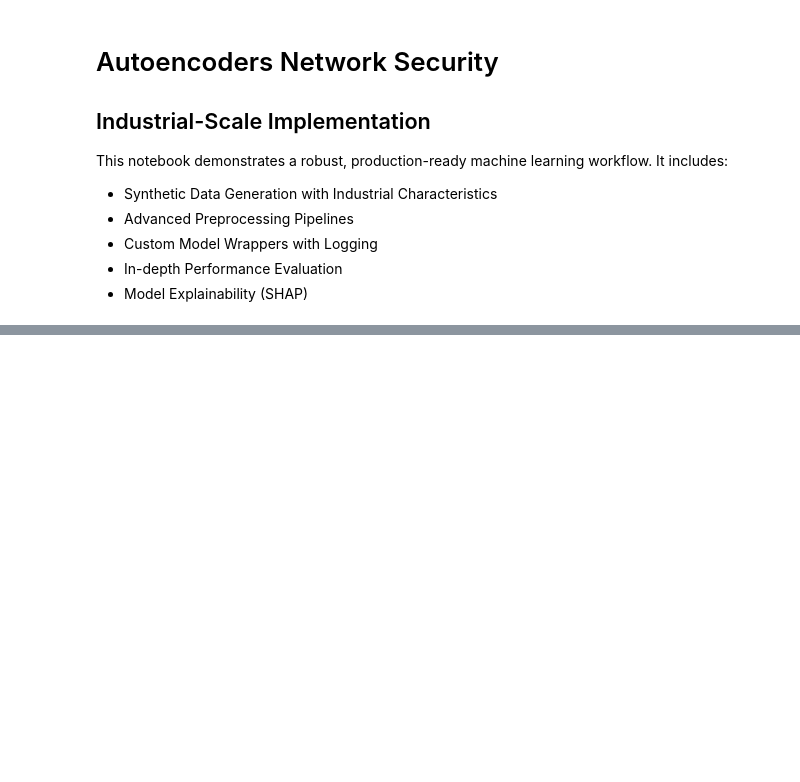
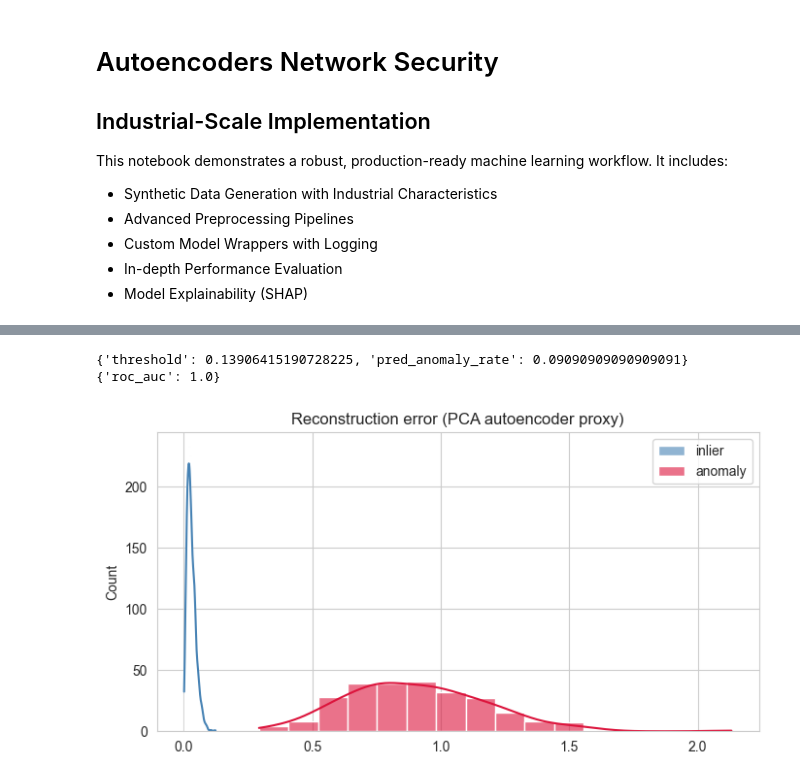
Before and after one commit to Brainfeed-1996/advanced-ml-mastery-collection, a Jupyter notebook: 08-Anomaly-Detection/Autoencoders-Network-Security.ipynb, the cells around one changed output, grey strips where cells are left out. Saved outputs shown, nothing was run; the diff lists cells and outputs as text; code cells hidden in the pictures; blank space fills up the shorter version.

Commit message:
chore(notebooks): repair+execute autoencoder network security notebook + export html

```diff
--- a/08-Anomaly-Detection/Autoencoders-Network-Security.ipynb
+++ b/08-Anomaly-Detection/Autoencoders-Network-Security.ipynb
@@ -21,0 +70,46 @@ class ResultVisualizer:    @staticmethod    def plot_results(y_true, y_pred):
+# %%
+from sklearn.pipeline import Pipeline
+from sklearn.preprocessing import StandardScaler
+from sklearn.impute import SimpleImputer
+
+preprocessor = Pipeline(steps=[
+    ('imputer', SimpleImputer(strategy='median')),
+    ('scaler', StandardScaler()),
+])
+
+X = preprocessor.fit_transform(X_df)
+# %%
+from sklearn.decomposition import PCA
+from sklearn.metrics import roc_auc_score
+
+# Train on inliers only (semi-supervised anomaly detection)
+X_train = X[y_true == 0]
+X_test = X
+
+pca = PCA(n_components=6, random_state=SEED)
+pca.fit(X_train)
+
+X_proj = pca.inverse_transform(pca.transform(X_test))
+recon_err = ((X_test - X_proj) ** 2).mean(axis=1)
+
+# Threshold at percentile based on expected contamination
+thr = float(np.quantile(recon_err, 1.0 - float(y_true.mean())))
+y_pred = (recon_err > thr).astype(int)
+
+print({'threshold': thr, 'pred_anomaly_rate': float(y_pred.mean())})
+
+try:
+    auc = roc_auc_score(y_true, recon_err)
+    print({'roc_auc': float(auc)})
+except Exception as e:
+    print('roc_auc unavailable:', e)
+
+plt.figure(figsize=(8,4))
+sns.histplot(recon_err[y_true==0], label='inlier', kde=True, color='steelblue', alpha=0.6)
+sns.histplot(recon_err[y_true==1], label='anomaly', kde=True, color='crimson', alpha=0.6)
+plt.title('Reconstruction error (PCA autoencoder proxy)')
+plt.legend(); plt.show()
+# %% [output]
+{'threshold': 0.13906415190728225, 'pred_anomaly_rate': 0.09090909090909091}
+{'roc_auc': 1.0}
+[figure, added]
```
Also changed, not shown: parts of 7 cells of this notebook, 3 other files.
